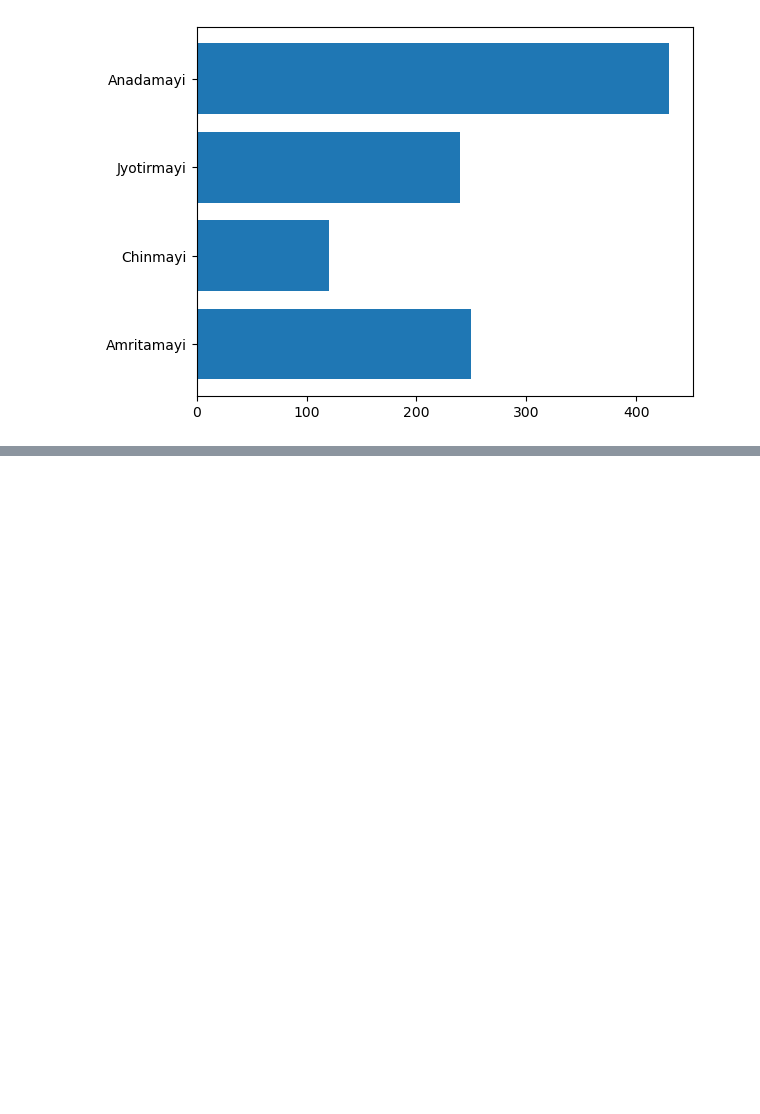
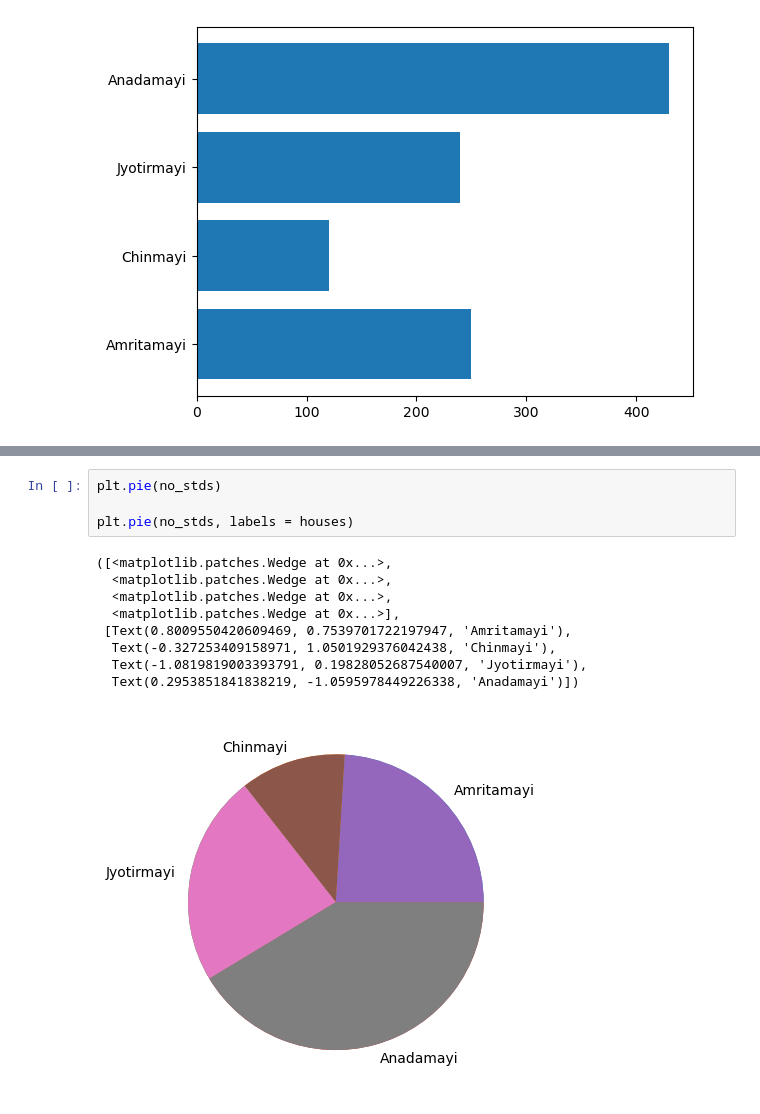
Before and after one commit to Harsith-Panda/Exploratory-Data-Analysis-And-Data-Preprocessing, a Jupyter notebook: Matplotlib.ipynb, the cells around one changed output, grey strips where cells are left out. Cells and saved outputs as stored; diff of their text form; blank space fills up the shorter version.

```diff
--- a/Matplotlib.ipynb
+++ b/Matplotlib.ipynb
@@ -174,0 +257,14 @@ plt.barh(houses, no_stds)
+# %%
+plt.pie(no_stds)
+
+plt.pie(no_stds, labels = houses)
+# %% [output]
+([<matplotlib.patches.Wedge at 0x...>,
+  <matplotlib.patches.Wedge at 0x...>,
+  <matplotlib.patches.Wedge at 0x...>,
+  <matplotlib.patches.Wedge at 0x...>],
+ [Text(0.8009550420609469, 0.7539701722197947, 'Amritamayi'),
+  Text(-0.327253409158971, 1.0501929376042438, 'Chinmayi'),
+  Text(-1.0819819003393791, 0.19828052687540007, 'Jyotirmayi'),
+  Text(0.2953851841838219, -1.0595978449226338, 'Anadamayi')])
+[figure, added]
```
Also changed, not shown: parts of 13 cells of this notebook, 3 other files.
